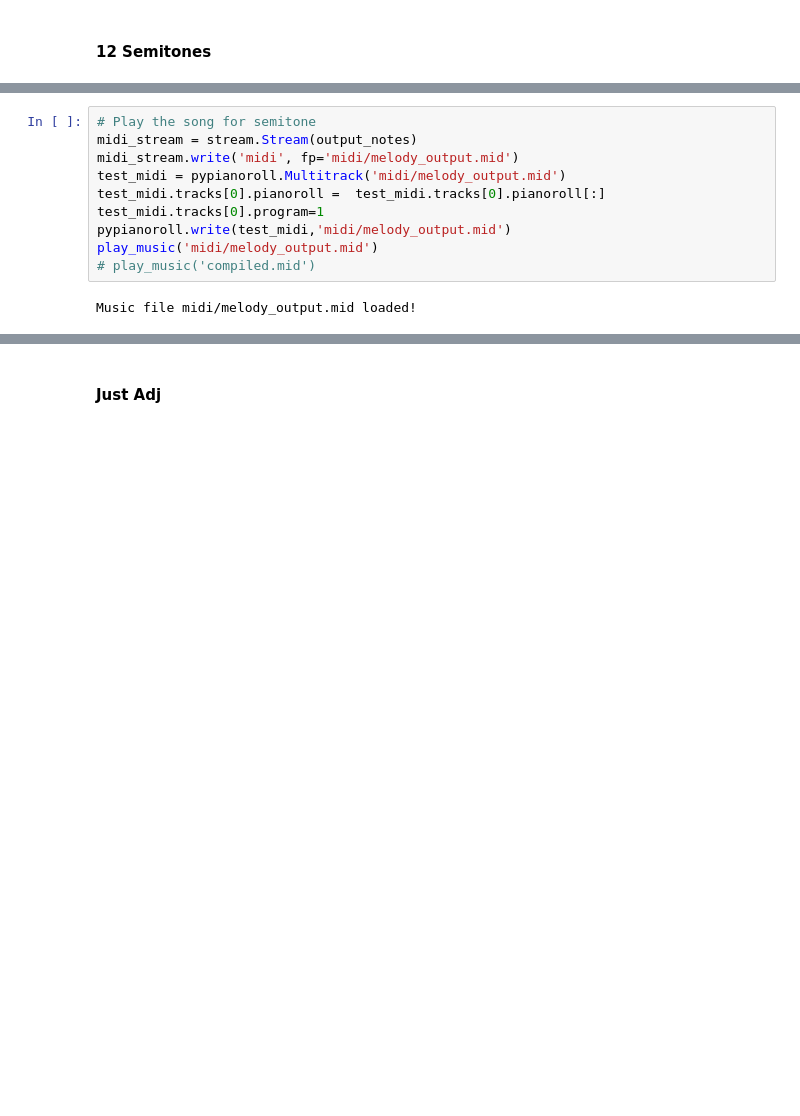
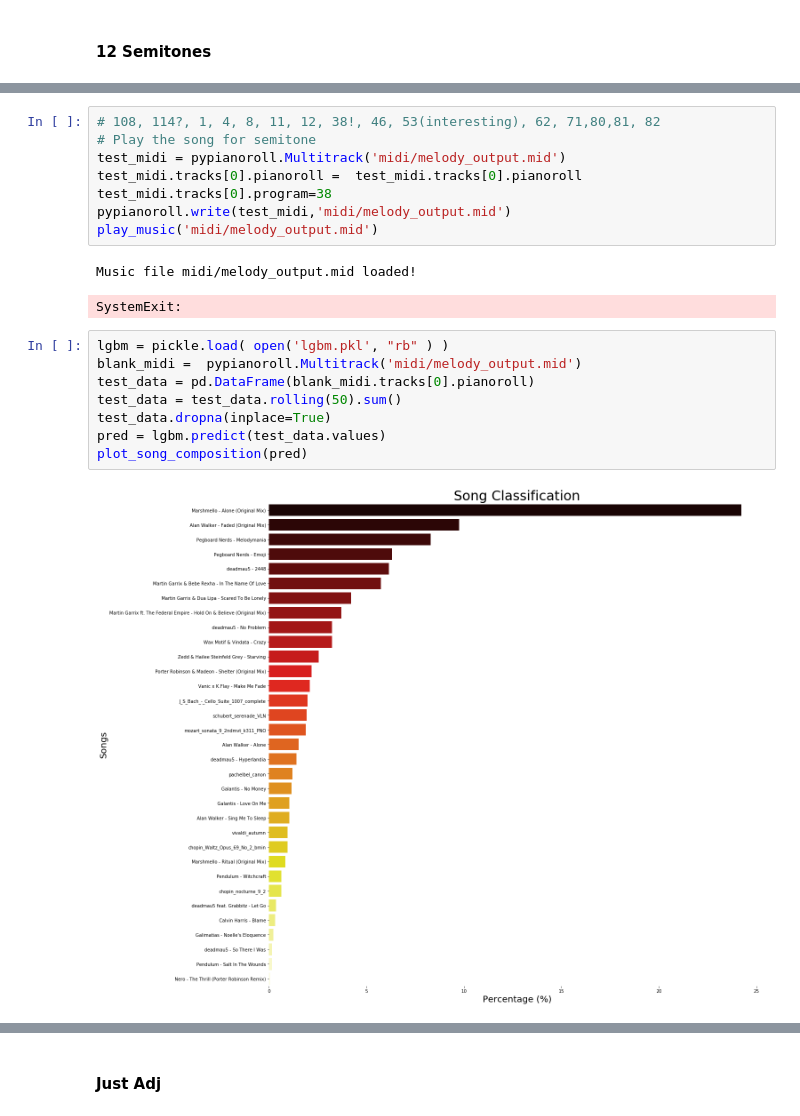
Before and after one commit to silvernine209/edm_generator, a Jupyter notebook: edm_generator_mac_newest.ipynb, the cells around one changed output, grey strips where cells are left out. Cells and saved outputs as stored; diff of their text form; blank space fills up the shorter version.

```diff
--- a/edm_generator_mac_newest.ipynb
+++ b/edm_generator_mac_newest.ipynb
@@ -1224,14 +1322,23 @@ midi_stream.write('midi', fp='midi/melody_output.mid')
 [interactive output not drawn]
 'midi/melody_output.mid'
 # %%
+# 108, 114?, 1, 4, 8, 11, 12, 38!, 46, 53(interesting), 62, 71,80,81, 82
 # Play the song for semitone
-midi_stream = stream.Stream(output_notes)
-midi_stream.write('midi', fp='midi/melody_output.mid')
 test_midi = pypianoroll.Multitrack('midi/melody_output.mid')
-test_midi.tracks[0].pianoroll =  test_midi.tracks[0].pianoroll[:]
-test_midi.tracks[0].program=1
+test_midi.tracks[0].pianoroll =  test_midi.tracks[0].pianoroll
+test_midi.tracks[0].program=38
 pypianoroll.write(test_midi,'midi/melody_output.mid')
 play_music('midi/melody_output.mid')
-# play_music('compiled.mid')
 # %% [output]
 Music file midi/melody_output.mid loaded!
+SystemExit:
+# %%
+lgbm = pickle.load( open('lgbm.pkl', "rb" ) )
+blank_midi =  pypianoroll.Multitrack('midi/melody_output.mid')
+test_data = pd.DataFrame(blank_midi.tracks[0].pianoroll)
+test_data = test_data.rolling(50).sum()
+test_data.dropna(inplace=True)
+pred = lgbm.predict(test_data.values)
+plot_song_composition(pred)
+# %% [output]
+[figure, added]
```
Also changed, not shown: parts of 17 cells of this notebook.
